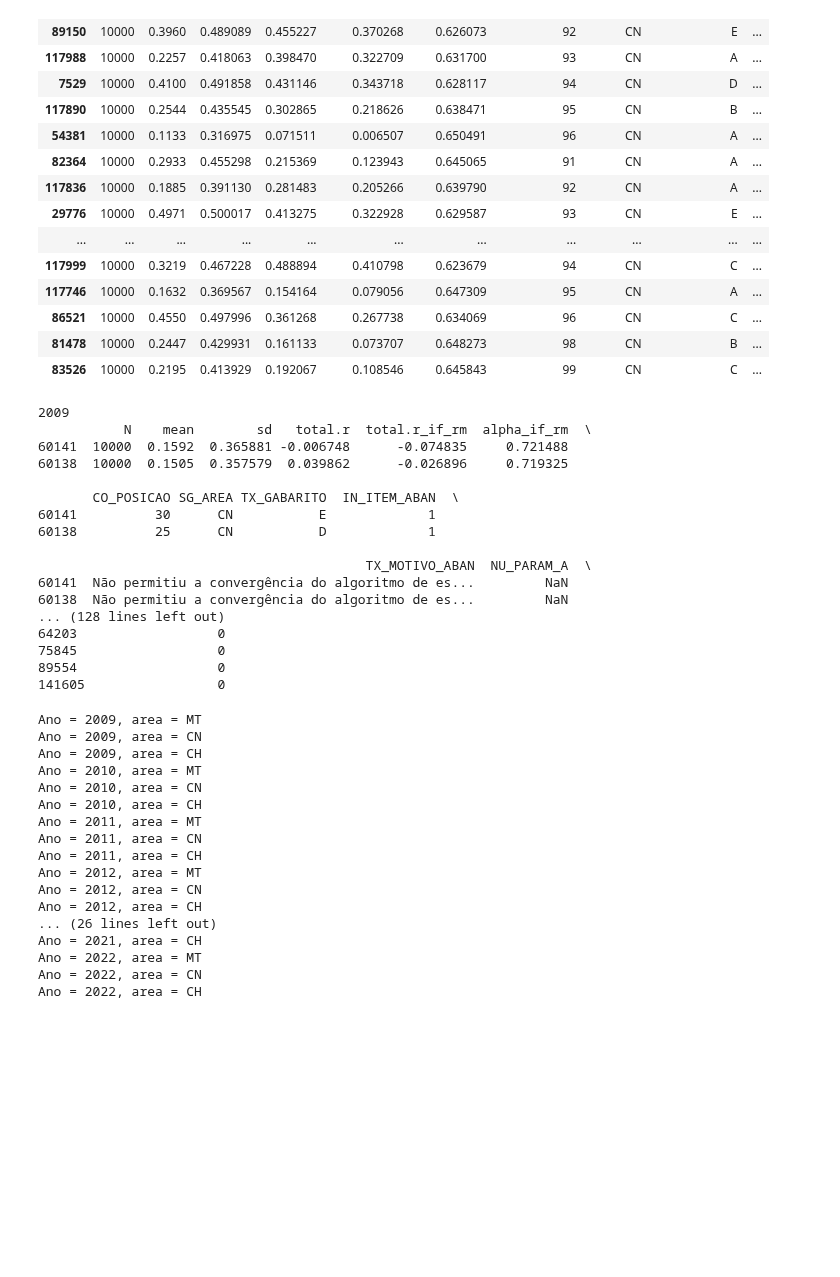
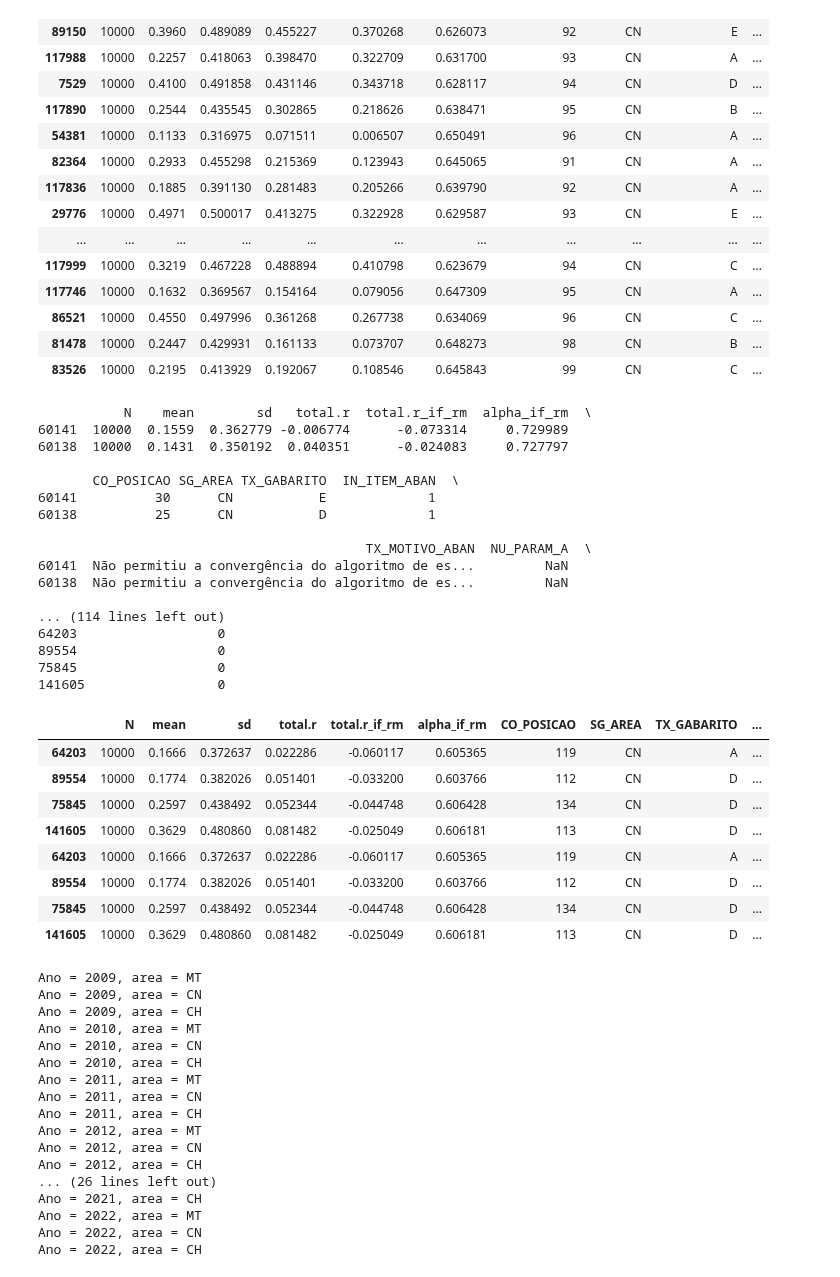
Before and after one commit to atp/enem, a Jupyter notebook: 11-Questoes ruins.ipynb, the cells around one changed output. Saved outputs shown, nothing was run; the diff lists cells and outputs as text; code cells hidden in the pictures; blank space fills up the shorter version.

Commit message:
dataframe com itens nao usados

```diff
--- a/11-Questoes ruins.ipynb
+++ b/11-Questoes ruins.ipynb
@@ -323,18 +323,17 @@ istats.sort_values(by=['TX_MOTIVO_ABAN'])
 | 83526 | 10000 | 0.2195 | 0.413929 | 0.192067 | 0.108546 | 0.645843 | 99 | CN | C | ... |
 # %%
 for ano in range(2009, 2023):
-    print(ano)
     istats = item_stats(ano, 'CN')
     istats_sorted = istats.sort_values('total.r', ascending=True)
 
     non_nan_values = istats_sorted[istats_sorted['TX_MOTIVO_ABAN'].notna()]
 
     print(non_nan_values)
+    df_junto = pd.concat([non_nan_values,non_nan_values])
 # %% [output]
-2009
            N    mean        sd   total.r  total.r_if_rm  alpha_if_rm  \
-60141  10000  0.1592  0.365881 -0.006748      -0.074835     0.721488
-60138  10000  0.1505  0.357579  0.039862      -0.026896     0.719325
+60141  10000  0.1559  0.362779 -0.006774      -0.073314     0.729989
+60138  10000  0.1431  0.350192  0.040351      -0.024083     0.727797
 
        CO_POSICAO SG_AREA TX_GABARITO  IN_ITEM_ABAN  \
 60141          30      CN           E             1
@@ -343,11 +342,25 @@ for ano in range(2009, 2023):
                                           TX_MOTIVO_ABAN  NU_PARAM_A  \
 60141  Não permitiu a convergência do algoritmo de es...         NaN
 60138  Não permitiu a convergência do algoritmo de es...         NaN
-... (128 lines left out)
+
+... (114 lines left out)
 64203                  0
+89554                  0
 75845                  0
-89554                  0
 141605                 0
+# %%
+df_teste = pd.DataFrame(df_junto)
+df_teste
+# %% [output]
+|  | N | mean | sd | total.r | total.r_if_rm | alpha_if_rm | CO_POSICAO | SG_AREA | TX_GABARITO | ... |
+| 64203 | 10000 | 0.1666 | 0.372637 | 0.022286 | -0.060117 | 0.605365 | 119 | CN | A | ... |
+| 89554 | 10000 | 0.1774 | 0.382026 | 0.051401 | -0.033200 | 0.603766 | 112 | CN | D | ... |
+| 75845 | 10000 | 0.2597 | 0.438492 | 0.052344 | -0.044748 | 0.606428 | 134 | CN | D | ... |
+| 141605 | 10000 | 0.3629 | 0.480860 | 0.081482 | -0.025049 | 0.606181 | 113 | CN | D | ... |
+| 64203 | 10000 | 0.1666 | 0.372637 | 0.022286 | -0.060117 | 0.605365 | 119 | CN | A | ... |
+| 89554 | 10000 | 0.1774 | 0.382026 | 0.051401 | -0.033200 | 0.603766 | 112 | CN | D | ... |
+| 75845 | 10000 | 0.2597 | 0.438492 | 0.052344 | -0.044748 | 0.606428 | 134 | CN | D | ... |
+| 141605 | 10000 | 0.3629 | 0.480860 | 0.081482 | -0.025049 | 0.606181 | 113 | CN | D | ... |
 # %%
 def load_model(ano,area,itemtype="3PL", method="EM", SE=True,remove_b=None):
     if remove_b:
```
